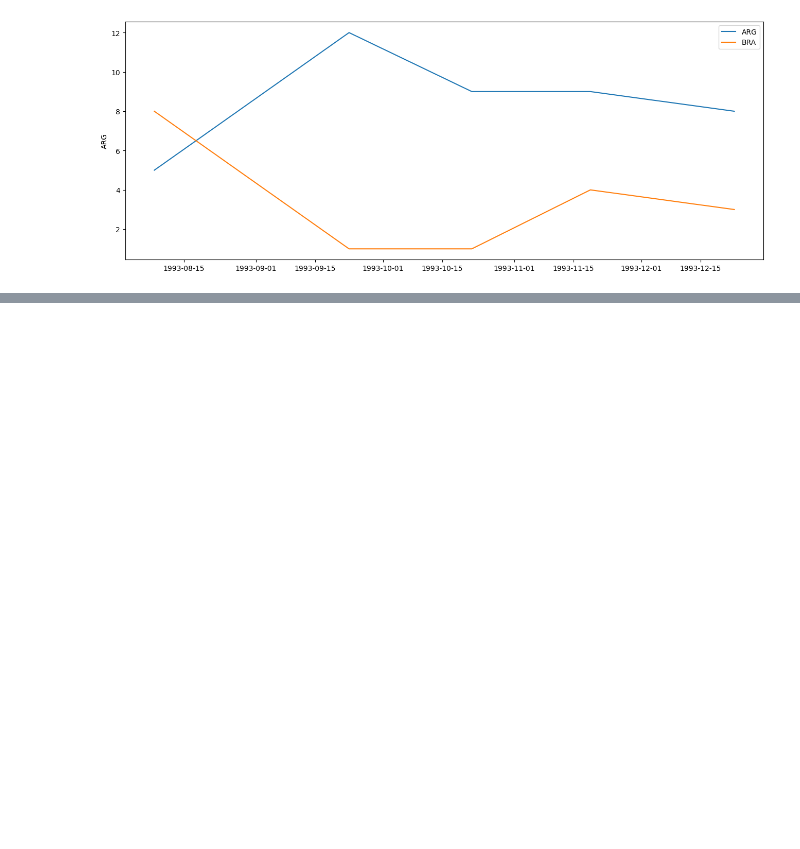
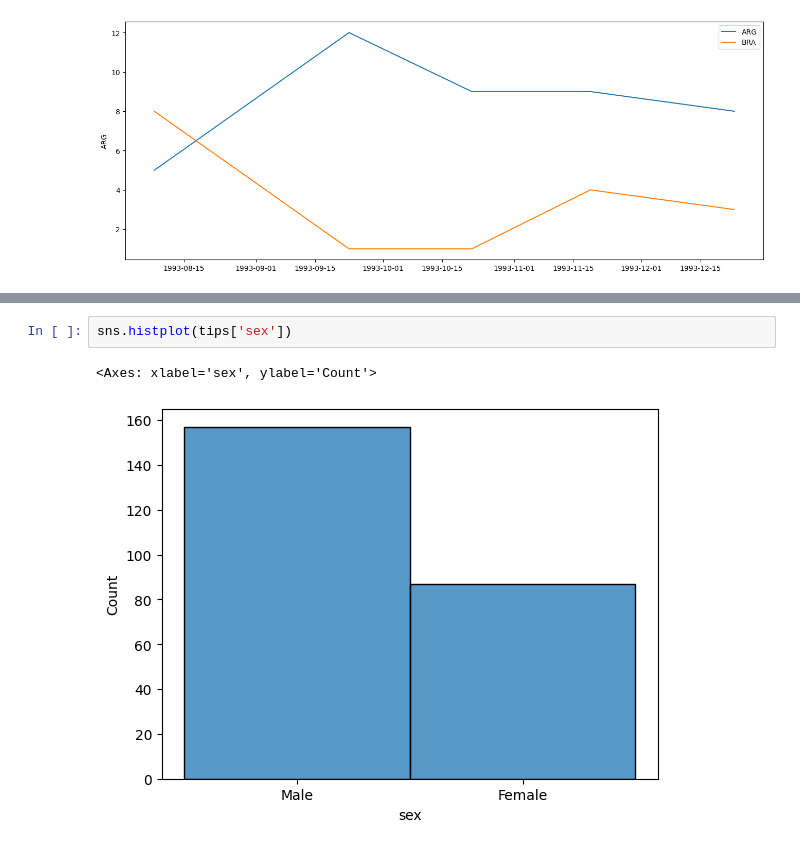
Before and after one commit to haneeth25/Libraries_prac, a Jupyter notebook: seaborn.ipynb, the cells around one changed output, grey strips where cells are left out. Cells and saved outputs as stored; diff of their text form; blank space fills up the shorter version.

```diff
--- a/seaborn.ipynb
+++ b/seaborn.ipynb
@@ -65,0 +137,5 @@ plt.show()
+# %%
+sns.histplot(tips['sex'])
+# %% [output]
+<Axes: xlabel='sex', ylabel='Count'>
+[figure, added]
```
Also changed, not shown: parts of 19 cells of this notebook.
